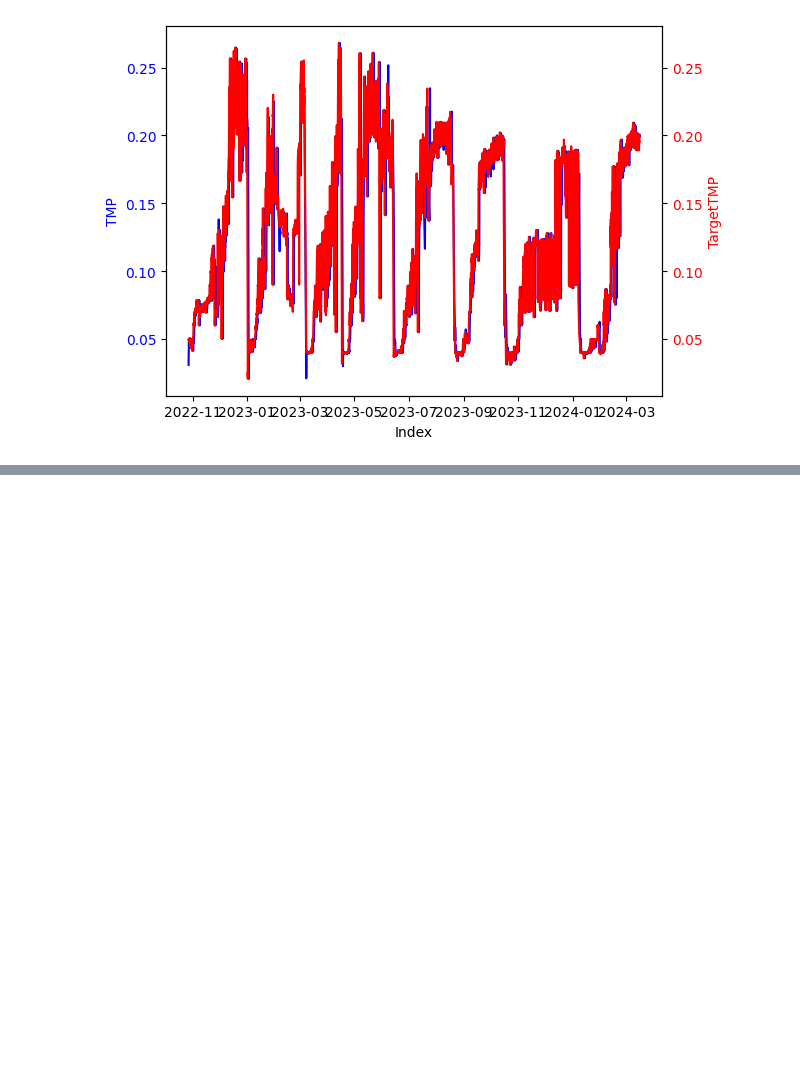
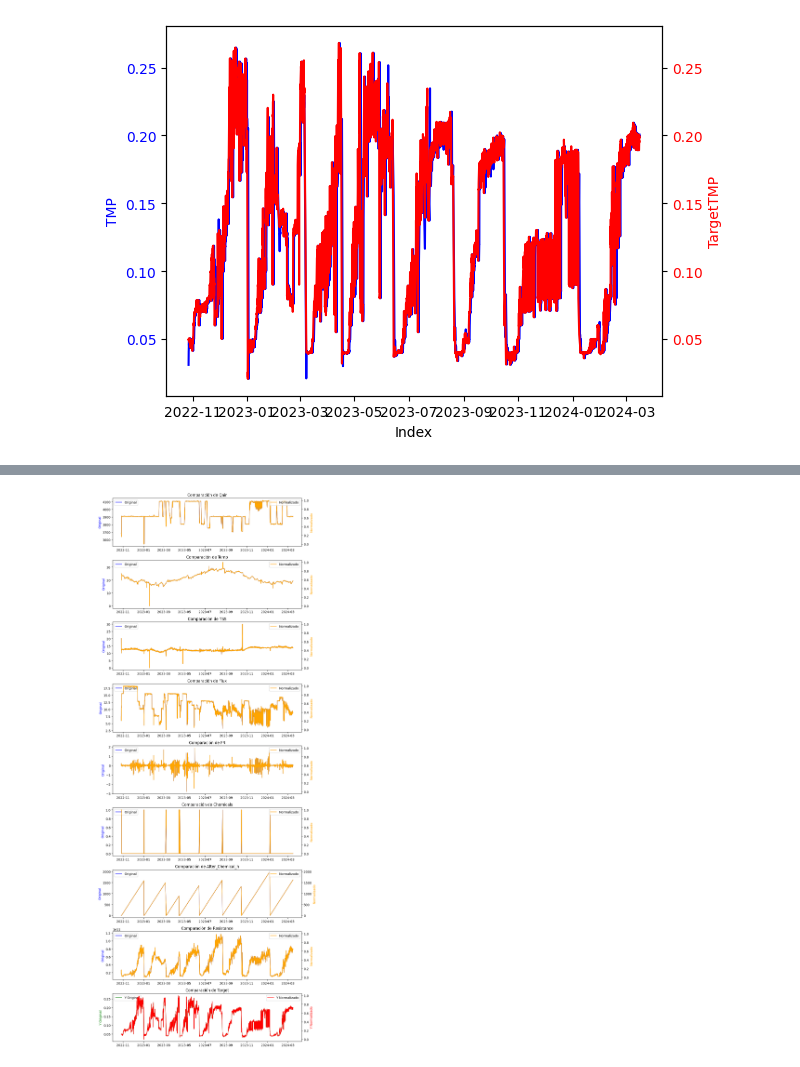
Before and after one commit to BacterioBranches/MBR_ML_model, a Jupyter notebook: main.ipynb, the cells around one changed output, grey strips where cells are left out. Cells and saved outputs as stored; diff of their text form; code cells hidden in the pictures; blank space fills up the shorter version.

```diff
--- a/main.ipynb
+++ b/main.ipynb
@@ -189 +198,53 @@ with open('xgb_model_v1.pkl','wb') as f:
+# %%
+from sklearn.preprocessing import MinMaxScaler
+scaler = MinMaxScaler()
+#['Qair', 'Temp', 'TSS', 'Flux', 'FR', 'Chemicals','After_Chemical_h', 'Resistance']
+Col_To_Norm = ['Qair', 'Temp', 'TSS', 'Flux', 'FR', 'Chemicals', 'After_Chemical_h', 'Resistance']
+X_to_norm = X[Col_To_Norm]
+Y_df = Y.to_frame(name = "Target")
+Y_to_norm = Y_df.copy()
+scalerX = MinMaxScaler()
+scalerY = MinMaxScaler()
+Xnorm = pd.DataFrame(scaler.fit_transform(X_to_norm), columns=Col_To_Norm, index=X.index)
+Ynorm = pd.DataFrame(scaler.fit_transform(Y_to_norm), columns=Y_to_norm.columns, index=Y.index)
+# Reasignando la columna original
+Xnorm['After_Chemical_h'] = X['After_Chemical_h']
+
+# Creando las gráficas
+ig, axes = plt.subplots(nrows=len(X.columns)+1, ncols=1, figsize=(10, 25))
+
+# Creando las gráficas para X y Xnorm
+for i, col in enumerate(X.columns):
+    ax1 = axes[i]
+    ax2 = ax1.twinx()
+
+    ax1.plot(X.index, X[col], label='Original', color='blue')
+    if col in Xnorm.columns:
+        ax2.plot(X.index, Xnorm[col], label='Normalizado', color='orange')
+
+    ax1.set_title(f'Comparación de {col}')
+    ax1.set_ylabel('Original', color='blue')
+    ax2.set_ylabel('Normalizado', color='orange')
+
+    ax1.legend(loc='upper left')
+    ax2.legend(loc='upper right')
+
+# Graficando Y y Ynorm en el último subplot
+ax1 = axes[len(X.columns)]
+ax2 = ax1.twinx()
+
+ax1.plot(Y_df.index, Y_df['Target'], label='Y Original', color='green')
+ax2.plot(Ynorm.index, Ynorm['Target'], label='Y Normalizado', color='red')
+
+ax1.set_title(f'Comparación de Target')
+ax1.set_ylabel('Y Original', color='green')
+ax2.set_ylabel('Y Normalizado', color='red')
+
+ax1.legend(loc='upper left')
+ax2.legend(loc='upper right')
+
+plt.tight_layout()
+plt.show()
+# %% [output]
+[figure, added]
 # %%
```
Also changed, not shown: parts of 3 cells of this notebook, 1 other file.
